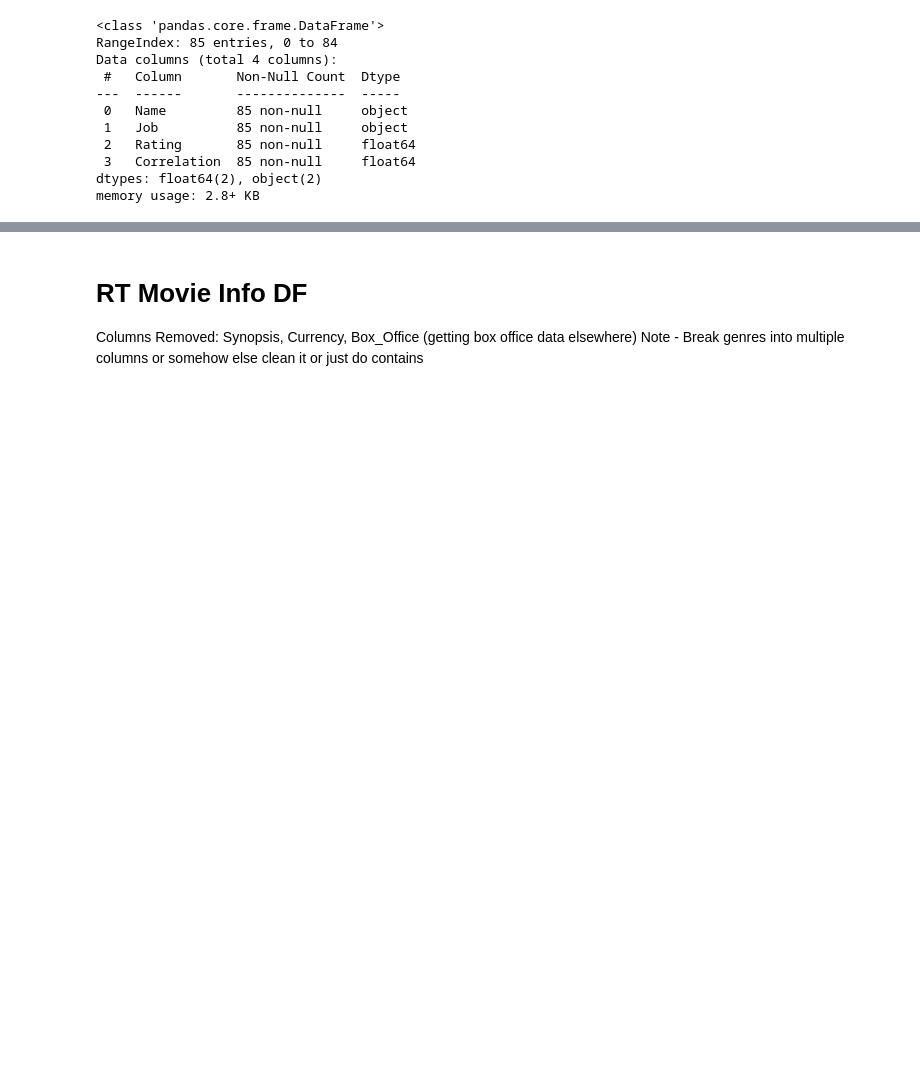
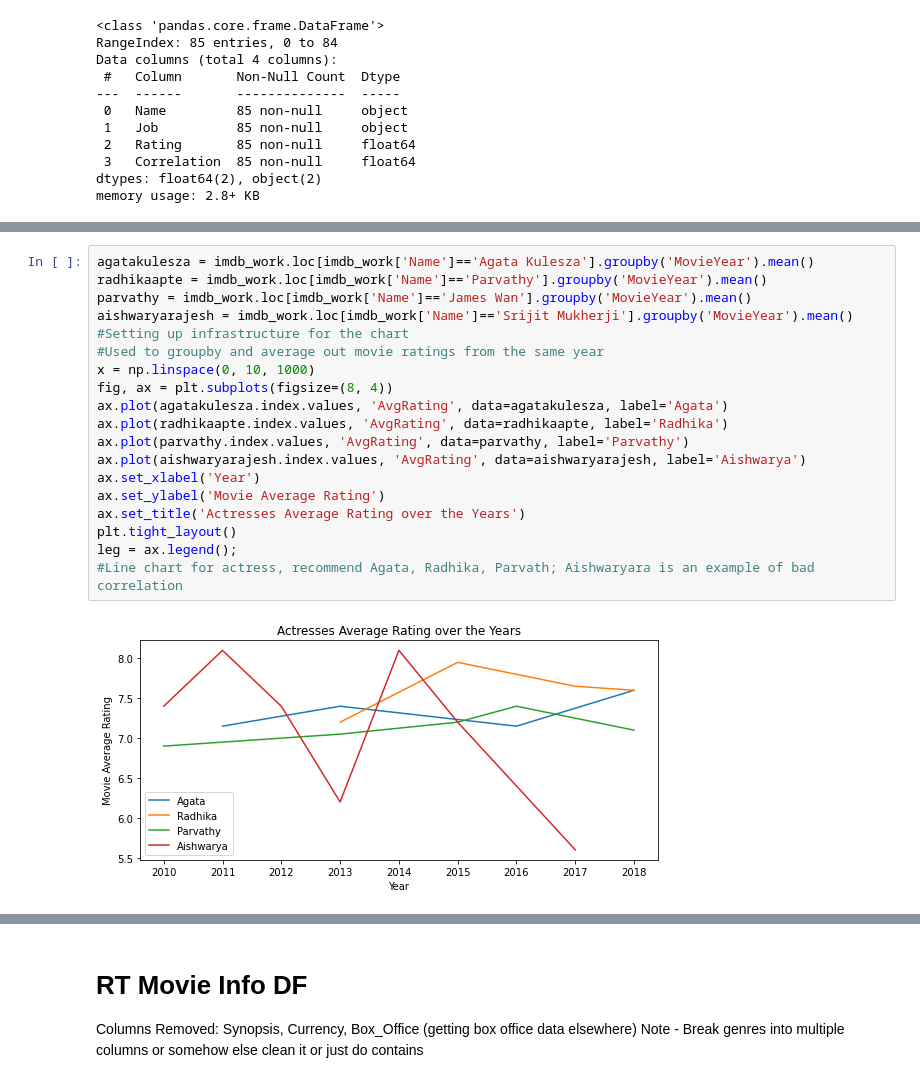
Before and after one commit to charlesmpan/FilmStudioMovieRec, a Jupyter notebook: final_notebook_cpan.ipynb, the cells around one changed output, grey strips where cells are left out. Drawn from its saved outputs; the diff is of its cells as text; blank space fills up the shorter version.

```diff
--- a/final_notebook_cpan.ipynb
+++ b/final_notebook_cpan.ipynb
@@ -902,0 +924,21 @@ Text(0, 0.5, 'Correlation of Movie Rating from 2010-2019')
+# %%
+agatakulesza = imdb_work.loc[imdb_work['Name']=='Agata Kulesza'].groupby('MovieYear').mean()
+radhikaapte = imdb_work.loc[imdb_work['Name']=='Parvathy'].groupby('MovieYear').mean()
+parvathy = imdb_work.loc[imdb_work['Name']=='James Wan'].groupby('MovieYear').mean()
+aishwaryarajesh = imdb_work.loc[imdb_work['Name']=='Srijit Mukherji'].groupby('MovieYear').mean()
+#Setting up infrastructure for the chart
+#Used to groupby and average out movie ratings from the same year
+x = np.linspace(0, 10, 1000)
+fig, ax = plt.subplots(figsize=(8, 4))
+ax.plot(agatakulesza.index.values, 'AvgRating', data=agatakulesza, label='Agata')
+ax.plot(radhikaapte.index.values, 'AvgRating', data=radhikaapte, label='Radhika')
+ax.plot(parvathy.index.values, 'AvgRating', data=parvathy, label='Parvathy')
+ax.plot(aishwaryarajesh.index.values, 'AvgRating', data=aishwaryarajesh, label='Aishwarya')
+ax.set_xlabel('Year')
+ax.set_ylabel('Movie Average Rating')
+ax.set_title('Actresses Average Rating over the Years')
+plt.tight_layout()
+leg = ax.legend();
+#Line chart for actress, recommend Agata, Radhika, Parvath; Aishwaryara is an example of bad correlation
+# %% [output]
+[figure, added]
```
Also changed, not shown: parts of 10 cells of this notebook.
